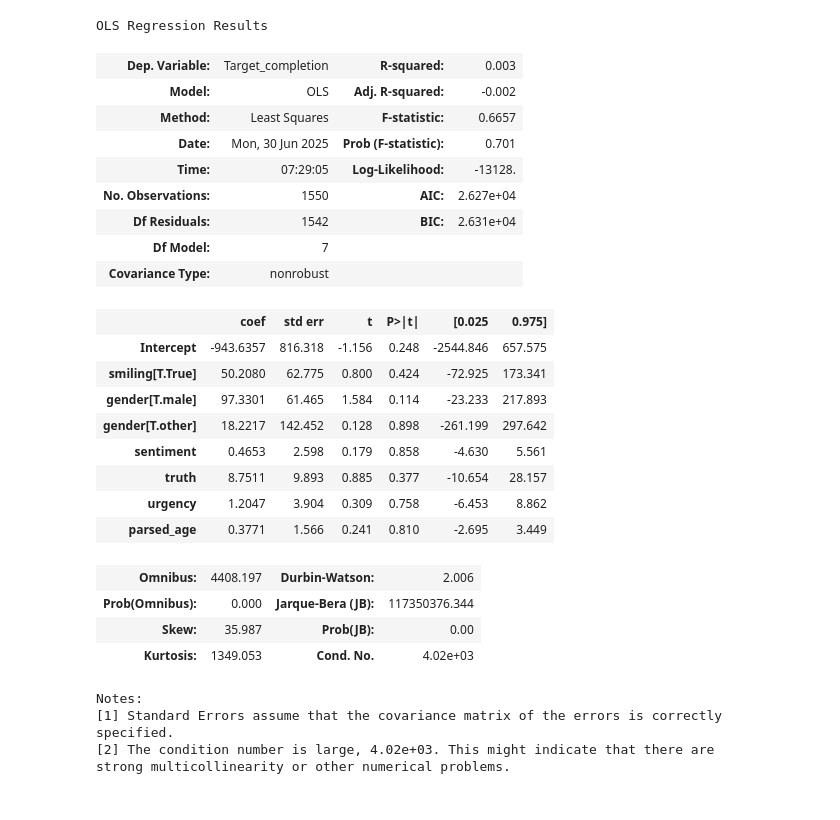
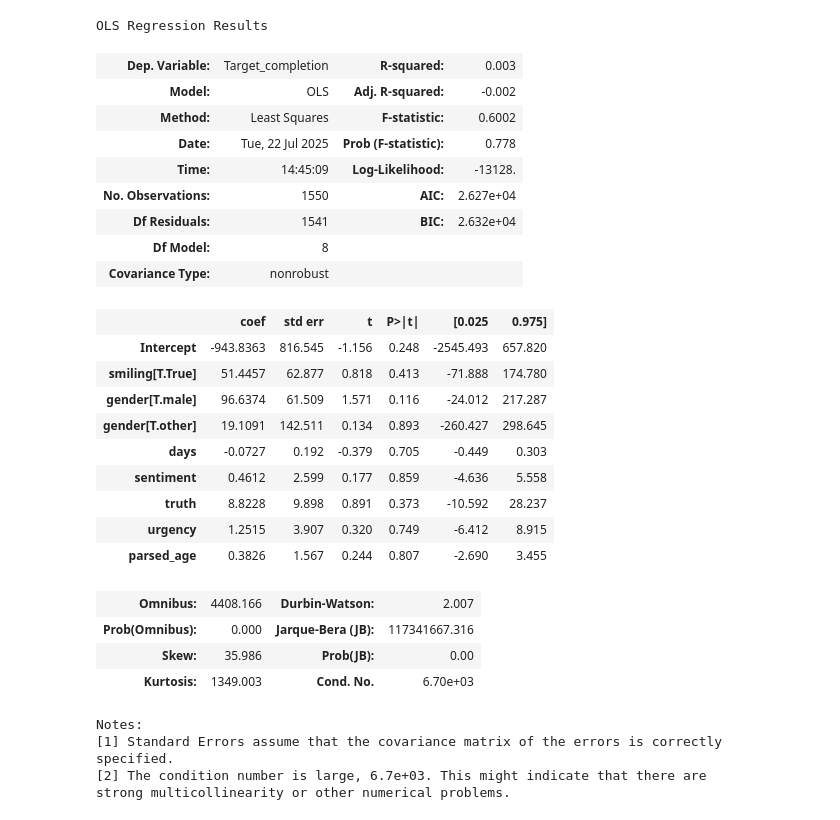
Before and after one commit to UoA-eResearch/givealittle, a Jupyter notebook: LLM_results.ipynb, the cells around one changed output. Drawn from its saved outputs; the diff is of its cells as text; code cells hidden in the pictures.

```diff
--- a/LLM_results.ipynb
+++ b/LLM_results.ipynb
@@ -120,0 +127,3 @@ time: 26.2 ms (started: 2025-06-30 07:28:57 +12:00)
+# %%
+df.attractiveness = df.attractiveness.apply(parse)
+df[df.attractiveness >= 90]
@@ -249,10 +266,4 @@ time: 1.61 ms (started: 2025-06-30 07:29:04 +12:00)
 # %%
-def parse(age):
-    try:
-        return float(age)
-    except ValueError:
-        return None
-
 df["parsed_age"] = df.age.apply(parse)
 df.parsed_age.value_counts().head(20)
 # %% [output]
@@ -394,0 +401,3 @@ time: 8.17 ms (started: 2025-06-30 07:29:05 +12:00)
+# %%
+df["log_amountRaised"] = np.log1p(df.amountRaised)
+df["log_amountRaised"].describe()
@@ -394,0 +415,5 @@ time: 8.17 ms (started: 2025-06-30 07:29:05 +12:00)
+# %%
+df.start = pd.to_datetime(df.start, format="mixed")
+df.end = pd.to_datetime(df.end, format="mixed")
+df["days"] = (df.end - df.start).dt.days
+df.days.describe()
@@ -445,31 +491,32 @@ time: 98 ms (started: 2025-06-30 07:29:05 +12:00)
 # %%
 df.met_target = df.met_target.astype(int)
-smf.ols(formula="Target_completion ~ sentiment + smiling + gender + truth + urgency + parsed_age", data=df).fit().summary()
+smf.ols(formula="Target_completion ~ days + sentiment + smiling + gender + truth + urgency + parsed_age", data=df).fit().summary()
 # %% [output]
 OLS Regression Results
 | Dep. Variable: | Target_completion | R-squared: | 0.003 |
 | Model: | OLS | Adj. R-squared: | -0.002 |
-| Method: | Least Squares | F-statistic: | 0.6657 |
-| Date: | Mon, 30 Jun 2025 | Prob (F-statistic): | 0.701 |
-| Time: | 07:29:05 | Log-Likelihood: | -13128. |
+| Method: | Least Squares | F-statistic: | 0.6002 |
+| Date: | Tue, 22 Jul 2025 | Prob (F-statistic): | 0.778 |
+| Time: | 14:45:09 | Log-Likelihood: | -13128. |
 | No. Observations: | 1550 | AIC: | 2.627e+04 |
-| Df Residuals: | 1542 | BIC: | 2.631e+04 |
-| Df Model: | 7 |  |  |
+| Df Residuals: | 1541 | BIC: | 2.632e+04 |
+| Df Model: | 8 |  |  |
 | Covariance Type: | nonrobust |  |  |
 |  | coef | std err | t | P>|t| | [0.025 | 0.975] |
-| Intercept | -943.6357 | 816.318 | -1.156 | 0.248 | -2544.846 | 657.575 |
-| smiling[T.True] | 50.2080 | 62.775 | 0.800 | 0.424 | -72.925 | 173.341 |
-| gender[T.male] | 97.3301 | 61.465 | 1.584 | 0.114 | -23.233 | 217.893 |
-| gender[T.other] | 18.2217 | 142.452 | 0.128 | 0.898 | -261.199 | 297.642 |
-| sentiment | 0.4653 | 2.598 | 0.179 | 0.858 | -4.630 | 5.561 |
-| truth | 8.7511 | 9.893 | 0.885 | 0.377 | -10.654 | 28.157 |
-| urgency | 1.2047 | 3.904 | 0.309 | 0.758 | -6.453 | 8.862 |
-| parsed_age | 0.3771 | 1.566 | 0.241 | 0.810 | -2.695 | 3.449 |
+| Intercept | -943.8363 | 816.545 | -1.156 | 0.248 | -2545.493 | 657.820 |
+| smiling[T.True] | 51.4457 | 62.877 | 0.818 | 0.413 | -71.888 | 174.780 |
+| gender[T.male] | 96.6374 | 61.509 | 1.571 | 0.116 | -24.012 | 217.287 |
+| gender[T.other] | 19.1091 | 142.511 | 0.134 | 0.893 | -260.427 | 298.645 |
+| days | -0.0727 | 0.192 | -0.379 | 0.705 | -0.449 | 0.303 |
+| sentiment | 0.4612 | 2.599 | 0.177 | 0.859 | -4.636 | 5.558 |
+| truth | 8.8228 | 9.898 | 0.891 | 0.373 | -10.592 | 28.237 |
+| urgency | 1.2515 | 3.907 | 0.320 | 0.749 | -6.412 | 8.915 |
+| parsed_age | 0.3826 | 1.567 | 0.244 | 0.807 | -2.690 | 3.455 |
-| Omnibus: | 4408.197 | Durbin-Watson: | 2.006 |
-| Prob(Omnibus): | 0.000 | Jarque-Bera (JB): | 117350376.344 |
-| Skew: | 35.987 | Prob(JB): | 0.00 |
-| Kurtosis: | 1349.053 | Cond. No. | 4.02e+03 |
+| Omnibus: | 4408.166 | Durbin-Watson: | 2.007 |
+| Prob(Omnibus): | 0.000 | Jarque-Bera (JB): | 117341667.316 |
+| Skew: | 35.986 | Prob(JB): | 0.00 |
+| Kurtosis: | 1349.003 | Cond. No. | 6.70e+03 |
 Notes:
 [1] Standard Errors assume that the covariance matrix of the errors is correctly specified.
-[2] The condition number is large, 4.02e+03. This might indicate that there are
+[2] The condition number is large, 6.7e+03. This might indicate that there are
 strong multicollinearity or other numerical problems.
```
Also changed, not shown: parts of 33 cells of this notebook, 7 other files.
